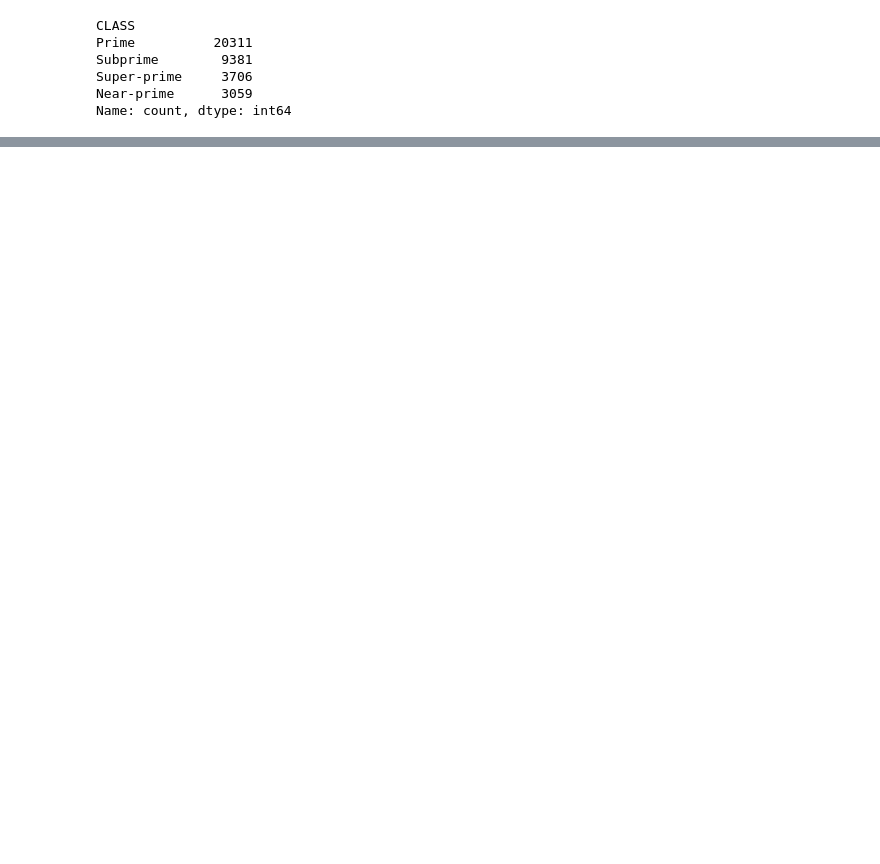
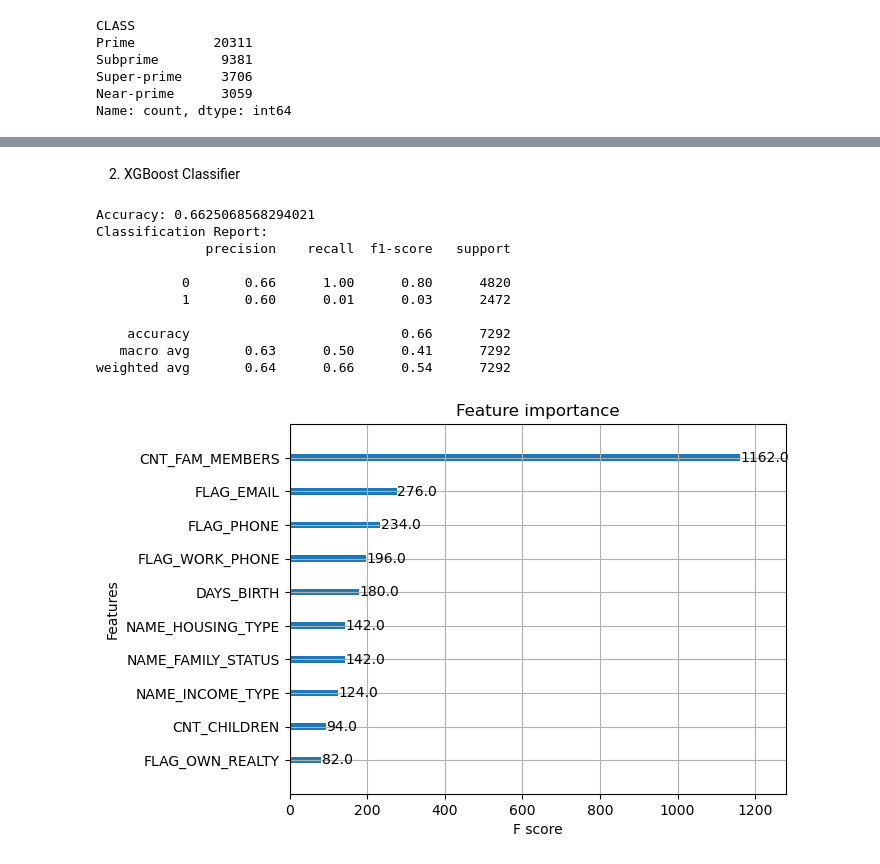
Before and after one commit to chcui23/credit-risk-prediction, a Jupyter notebook: credit-risk-prediction.ipynb, the cells around one changed output, grey strips where cells are left out. Saved outputs shown, nothing was run; the diff lists cells and outputs as text; code cells hidden in the pictures; blank space fills up the shorter version.

Commit message:
Two supervised models

```diff
--- a/credit-risk-prediction.ipynb
+++ b/credit-risk-prediction.ipynb
@@ -73,0 +120,17 @@ Name: count, dtype: int64
+# %%
+# Feature selection function (choose top n features)
+def feature_selection(X_train, X_test, n):
+    selector = SelectKBest(score_func=f_classif, k=n)
+    selector.fit(X_train, y_train)
+
+    X_train_selected = selector.transform(X_train)
+    X_test_selected = selector.transform(X_test)
+
+    selected_mask = selector.get_support()
+    features = X_train.columns[selected_mask]
+
+    return X_train_selected, X_test_selected, features
+
+# Choose the top 10 features
+X_train_selected, X_test_selected, features = feature_selection(X_train, X_test, 10)
+print(features)
@@ -73,0 +173,45 @@ Name: count, dtype: int64
+# %% [markdown]
+2. XGBoost Classifier
+# %%
+# Change the label to numerical for XGBoost
+
+y_train_xgb = y_train.map({'Prime': 0, 'Subprime': 1, 'Super-prime': 2, 'Near-prime':3})
+y_test_xgb = y_test.map({'Prime': 0, 'Subprime': 1, 'Super-prime': 2, 'Near-prime':3})
+
+
+# Run XGBoost
+def run_xgboost(X_train, X_test, y_train, y_test, features):
+    xgb_classifier = xgb.XGBClassifier(objective='multi:softmax', num_class=2, max_depth=4, learning_rate=0.1,
+                                        n_estimators=100, random_state=2)
+    xgb_classifier.fit(X_train, y_train)
+
+    y_pred = xgb_classifier.predict(X_test)
+
+    accuracy = accuracy_score(y_test, y_pred)
+    report = classification_report(y_test, y_pred)
+
+    print("Accuracy:", accuracy)
+    print("Classification Report:")
+    print(report)
+
+
+    xgb.plot_importance(xgb_classifier)
+    plt.gca().set_yticklabels(features)
+    plt.show()
+
+    return accuracy, report
+
+xgb_accuracy, xrb_report = run_xgboost(X_train_selected, X_test_selected,
+                                       y_train_xgb, y_test_xgb, features)
+# %% [output]
+Accuracy: 0.6625068568294021
+Classification Report:
+              precision    recall  f1-score   support
+
+           0       0.66      1.00      0.80      4820
+           1       0.60      0.01      0.03      2472
+
+    accuracy                           0.66      7292
+   macro avg       0.63      0.50      0.41      7292
+weighted avg       0.64      0.66      0.54      7292
+[figure, added]
```
Also changed, not shown: parts of 9 cells of this notebook, 1 other file.
